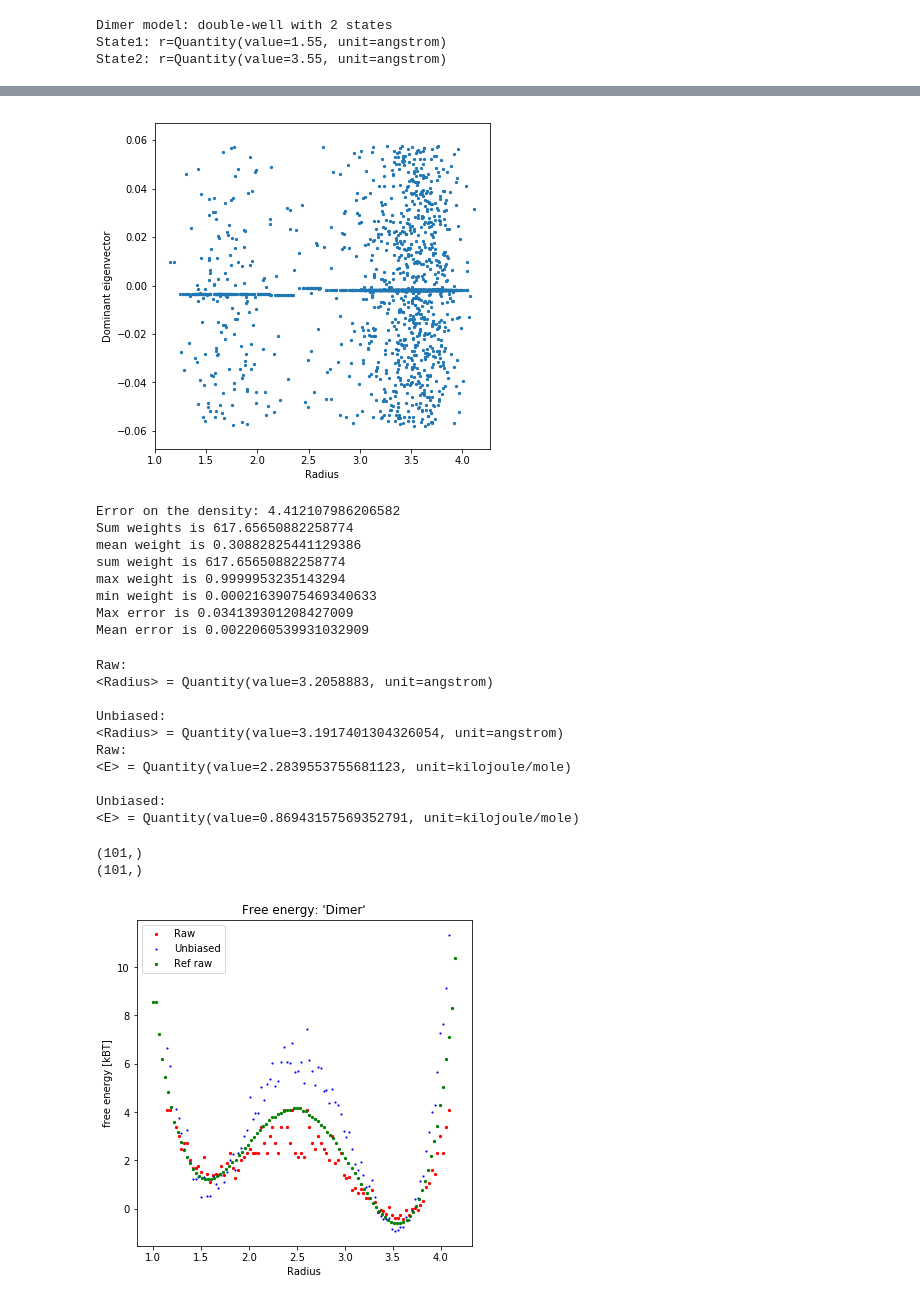
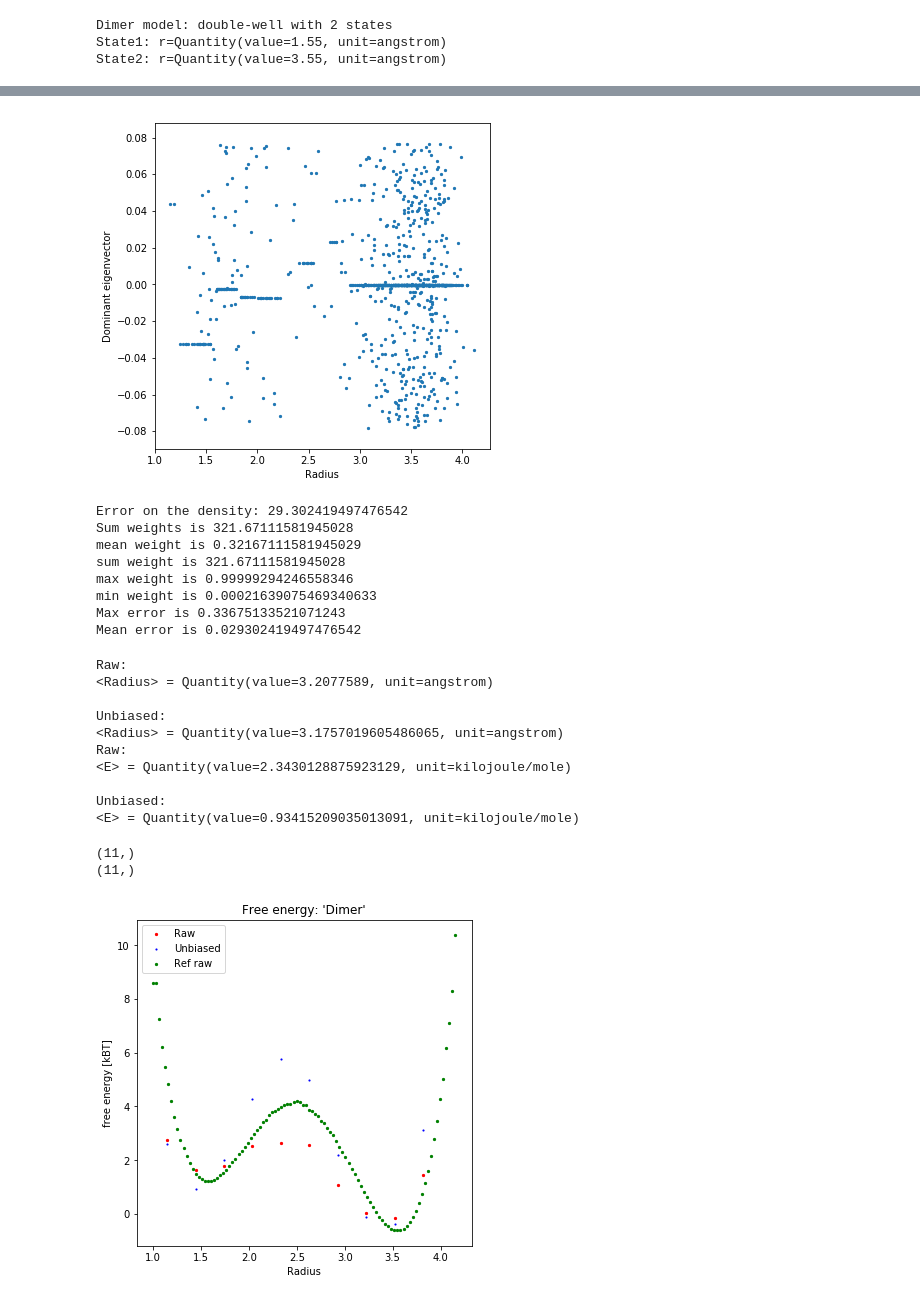
Before and after one commit to ZofiaTr/DFM, a Jupyter notebook: interactivePython/main_unbias.ipynb, the cells around one changed output, grey strips where cells are left out. Cells and saved outputs as stored; diff of their text form; code cells hidden in the pictures.

```diff
--- a/interactivePython/main_unbias.ipynb
+++ b/interactivePython/main_unbias.ipynb
@@ -38,7 +38,7 @@ State1: r=Quantity(value=1.55, unit=angstrom)
 State2: r=Quantity(value=3.55, unit=angstrom)
 # %%
 
-methodName='T500/frontier_points_corner_euclidean'#'frontier_points_corner'#'frontier_points_corner'#
+methodName='std_500'#'frontier_points_corner'#'frontier_points_corner'#
 
 ############################
 
@@ -47,6 +47,7 @@ methodName='T500/frontier_points_corner_euclidean'#'frontier_points_corner'#'fro
 T=500.0
 # target temperature
 T_target=300.0
+
 
 metric_choice = 'euclidean'#'euclidean'#'rmsd'#
 
@@ -58,18 +59,20 @@ else:
     addReference=1
 
 
-dataName='TemporaryResults/'
+dataName='Results/'
 folderName='/Users/zofia/github/DFM/'
 modelName='Dimer'
+temperatureName = 'T'+repr(np.int(T))
 
 finalLength = None#30000
-modnr = 50#1000
+modnr = 100#1000
 
 colective_variable = helpers.compute_radius
 cv_name = 'Radius'
 
 # results from this code will be saved here:
-simulationFolder=folderName+dataName+'/TemporaryFigures_'+metric_choice+'/'+modelName+'/'+methodName
+simulationFolder=folderName+dataName+'/'+modelName+'/TemporaryFigures_'+metric_choice+temperatureName+'/'+methodName
+dataFolderName=folderName+dataName+modelName+'/'+temperatureName+'/'+methodName
 
 # load results from reference simulation already postprocessed
 
@@ -120,7 +127,7 @@ if metric_choice == 'rmsd':
 elif metric_choice == 'euclidean':
     al = True
 
-X_FT = helpers.loadData(folderName+dataName+'/'+modelName+'/'+methodName+'/Traj/*.h5', mdl.testsystem.topology, modnr, align=al)
+X_FT = helpers.loadData(dataFolderName+'/Traj/*.h5', mdl.testsystem.topology, modnr, align=al)
 print('Loaded trajectory of length '+repr(X_FT.shape[0]))
 # X_FT =X_FT[:finalLength]
 # print('Final lenght of trajectory is '+repr(X_FT.shape[0]))
@@ -331,7 +339,7 @@ plt.xlabel('Radius')
 plt.ylabel('Dominant eigenvector')
 plt.show()
 # %% [output]
-[figure, old version]
+[figure, new version]
 # %%
 
 
@@ -384,14 +392,14 @@ print('min weight is '+repr(np.min(weight)))
 print('Max error is '+repr(np.max(np.abs(qTargetDistributionNormalized-q_estNormalized))))
 print('Mean error is '+repr(np.mean(np.abs(qTargetDistributionNormalized-q_estNormalized))))
 # %% [output]
-Error on the density: 4.412107986206582
-Sum weights is 617.65650882258774
-mean weight is 0.30882825441129386
-sum weight is 617.65650882258774
-max weight is 0.9999953235143294
+Error on the density: 29.302419497476542
+Sum weights is 321.67111581945028
+mean weight is 0.32167111581945029
+sum weight is 321.67111581945028
+max weight is 0.99999294246558346
 min weight is 0.00021639075469340633
-Max error is 0.034139301208427009
-Mean error is 0.0022060539931032909
+Max error is 0.33675133521071243
+Mean error is 0.029302419497476542
 # %%
 # # compare estimated and target density (not actual density !!!)
 # if addReference:
@@ -464,15 +472,15 @@ print('<E> = '+repr(meanEunbiased*smpl.model.energy_unit))
 ##############
 # %% [output]
 Raw:
-<Radius> = Quantity(value=3.2058883, unit=angstrom)
+<Radius> = Quantity(value=3.2077589, unit=angstrom)
 
 Unbiased:
-<Radius> = Quantity(value=3.1917401304326054, unit=angstrom)
+<Radius> = Quantity(value=3.1757019605486065, unit=angstrom)
 Raw:
-<E> = Quantity(value=2.2839553755681123, unit=kilojoule/mole)
+<E> = Quantity(value=2.3430128875923129, unit=kilojoule/mole)
 
 Unbiased:
-<E> = Quantity(value=0.86943157569352791, unit=kilojoule/mole)
+<E> = Quantity(value=0.93415209035013091, unit=kilojoule/mole)
 # %%
 import imp
 imp.reload(helpers)
@@ -481,41 +489,41 @@ imp.reload(helpers)
 cv=colective_variable(X_FT)
 
 
-free_energy_raw, edges=helpers.compute_free_energy(cv, nrbins=100, kBT=smpl_target.kT)
-free_energy_unbiased, edges_unb=helpers.compute_free_energy(cv, nrbins=100, weights=weight, kBT=smpl_target.kT)
+free_energy_raw, edges=helpers.compute_free_energy(cv, nrbins=10, kBT=smpl_target.kT)
+free_energy_unbiased, edges_unb=helpers.compute_free_energy(cv, nrbins=10, weights=weight, kBT=smpl_target.kT)
 
 if(addReference):
     free_energy_raw_ref = np.load(reference_folder+'/free_energy_ref.npy')
     #free_energy_unbiased_ref = np.load(reference_folder+'/free_energy_unbiased_ref.npy')
     edges_ref = np.load(reference_folder+'/cv_for_free_energy_ref.npy')
 elif(computeReference):
 
     np.save(reference_folder+'/free_energy_raw_ref', free_energy_raw)
     np.save(reference_folder+'/free_energy_unbiased_ref', free_energy_unbiased)
     np.save(reference_folder+'/cv_for_free_energy_ref', cv)
 
 
 fig = plt.figure(figsize=(6,6))
 ax = fig.add_subplot(111)
 ax.scatter(edges, free_energy_raw, s=5, c='r', marker='o')
 ax.scatter(edges_unb, free_energy_unbiased, s=5, c='b', marker='.')
 if(addReference):
     ax.scatter(edges_ref, free_energy_raw_ref, s=5, c='g')
     #ax.scatter(cv_ref, free_energy_unbiased_ref, s=5, c='k')
 ax.set_xlabel(cv_name)
 ax.set_ylabel('free energy [kBT]')
 if(addReference):
     ax.legend(['Raw','Unbiased', 'Ref raw', 'Ref unbiased'])
 elif(computeReference):
     ax.legend(['Raw','Unbiased'])
 ax.set_title('Free energy: '+repr(modelName))
 
 fig.savefig(simulationFolder+'/free_energy.png')
 plt.show()
 # %% [output]
-(101,)
-(101,)
+(11,)
+(11,)
-[figure, old version]
+[figure, new version]
 # %%
 import imp
 imp.reload(helpers)
```
Also changed, not shown: parts of 6 cells of this notebook.
